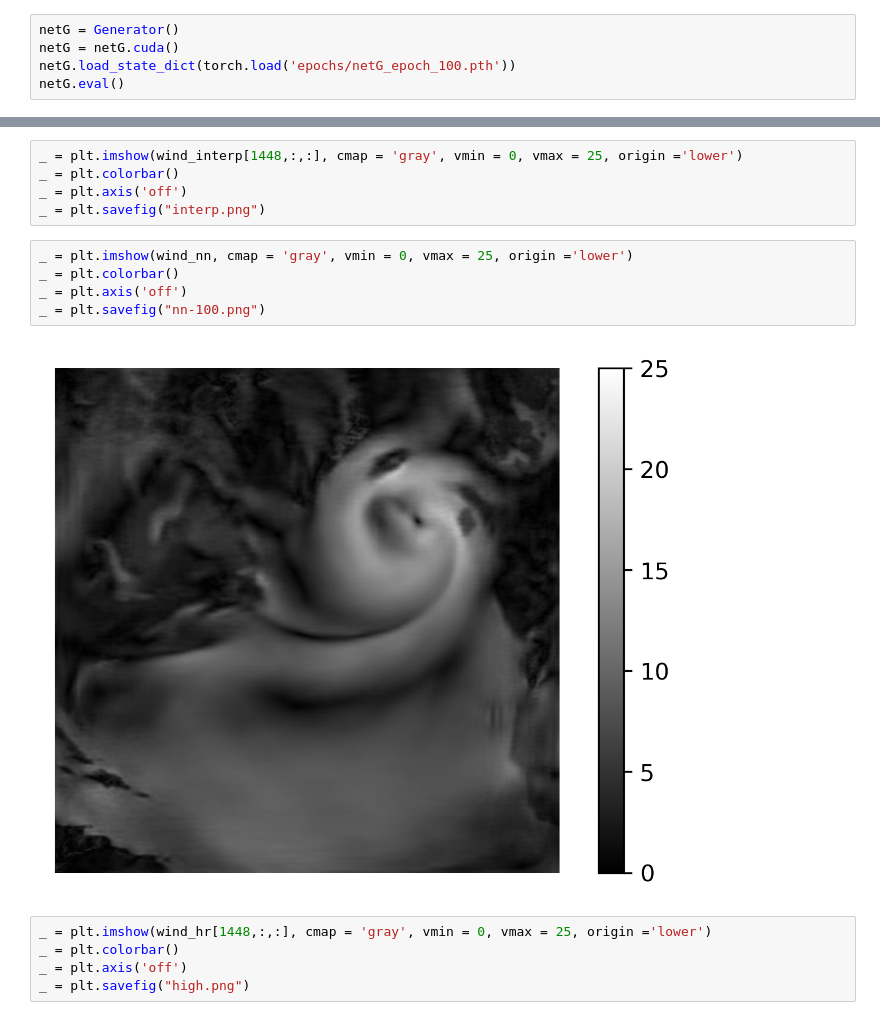
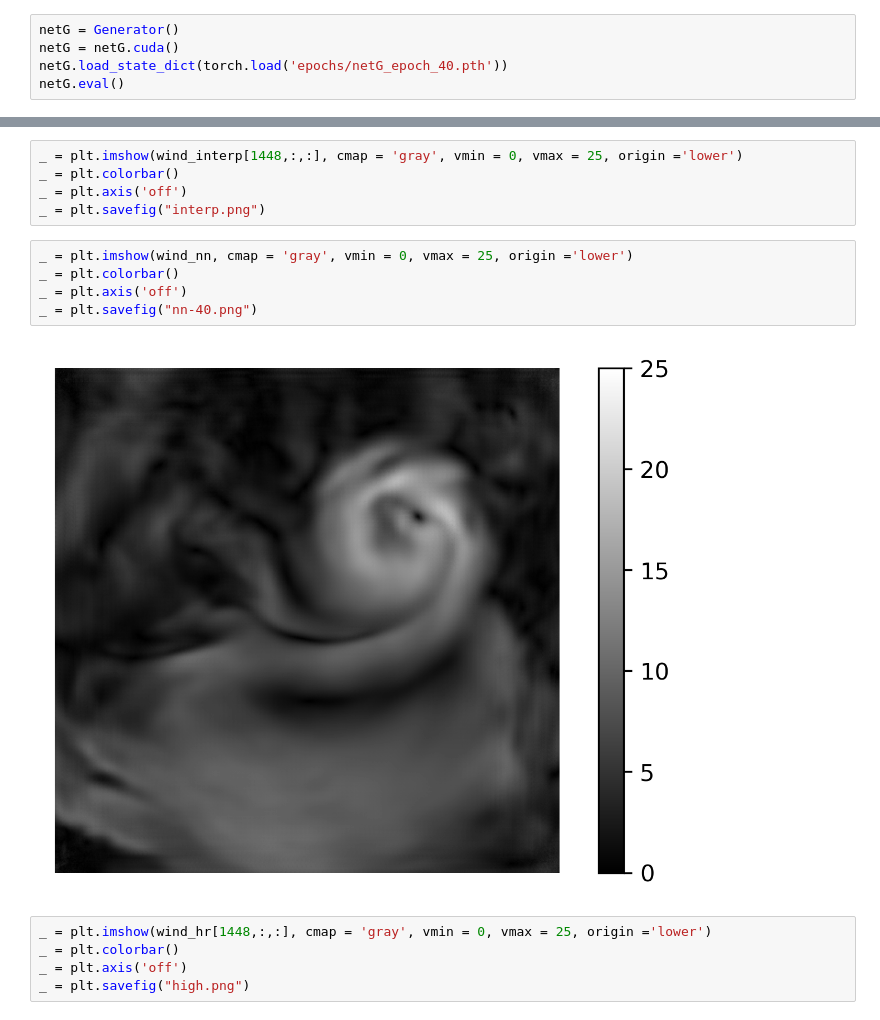
Before and after one commit to VRezvov/master-thesis, a Jupyter notebook: Images.ipynb, the cells around one changed output, grey strips where cells are left out. Saved outputs shown, nothing was run; the diff lists cells and outputs as text.

Commit message:
40 epochs SRGAN-2

```diff
--- a/Images.ipynb
+++ b/Images.ipynb
@@ -68,7 +68,7 @@ class ResidualBlock(nn.Module):
 # %%
 netG = Generator()
 netG = netG.cuda()
-netG.load_state_dict(torch.load('epochs/netG_epoch_100.pth'))
+netG.load_state_dict(torch.load('epochs/netG_epoch_40.pth'))
 netG.eval()
 # %% [output]
 Generator(
@@ -149,10 +149,10 @@ _ = plt.savefig("interp.png")
 # %%
 _ = plt.imshow(wind_nn, cmap = 'gray', vmin = 0, vmax = 25, origin ='lower')
 _ = plt.colorbar()
 _ = plt.axis('off')
-_ = plt.savefig("nn-100.png")
+_ = plt.savefig("nn-40.png")
 # %% [output]
-[figure, old version]
+[figure, new version]
 # %%
 _ = plt.imshow(wind_hr[1448,:,:], cmap = 'gray', vmin = 0, vmax = 25, origin ='lower')
 _ = plt.colorbar()
```
Also changed, not shown: parts of 1 cell of this notebook, 20 other files.
